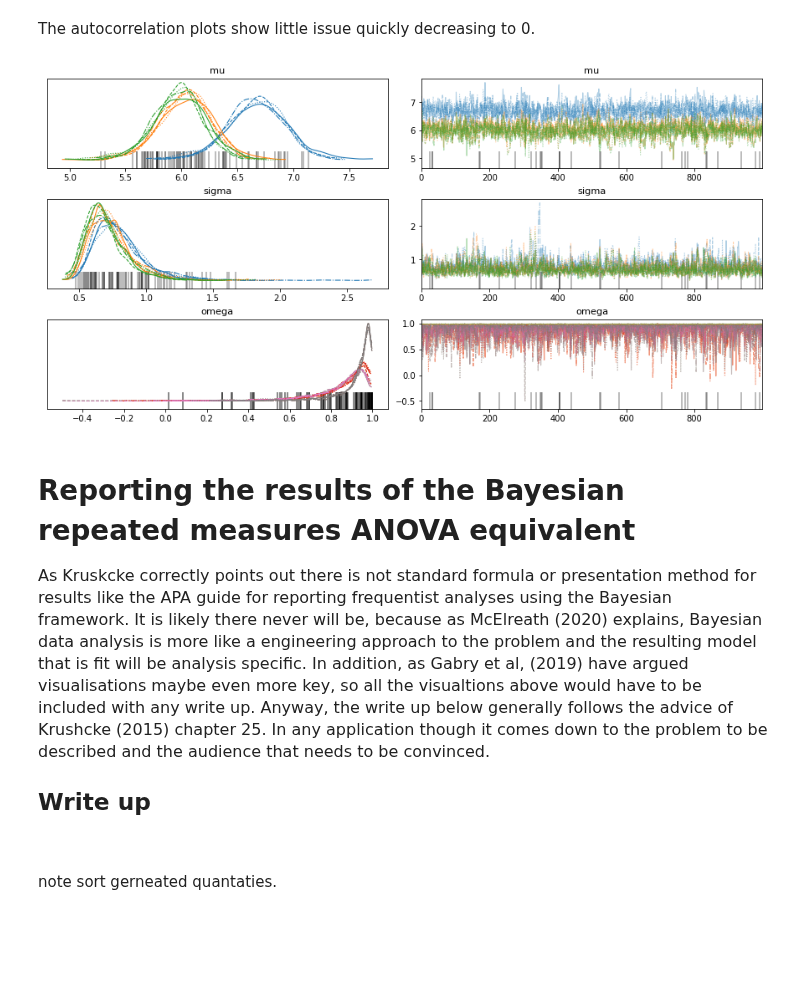
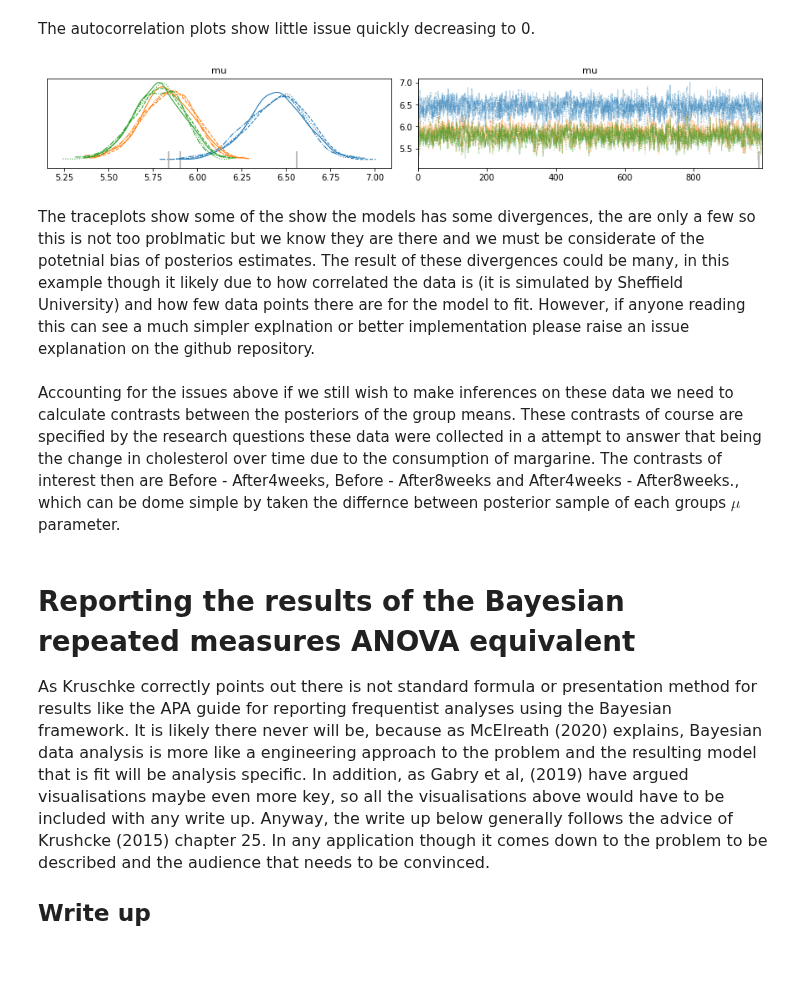
Before and after one commit to ebrlab/Statistical-methods-for-research-workers-bayes-for-psychologists-and-neuroscientists, a Jupyter notebook: wip/Within subject ANOVA.ipynb, the cells around one changed output. Drawn from its saved outputs; the diff is of its cells as text; code cells hidden in the pictures; blank space fills up the shorter version.

```diff
--- a/wip/Within subject ANOVA.ipynb
+++ b/wip/Within subject ANOVA.ipynb
@@ -178,7 +169,11 @@ for(i in 1:n){
 y = dfReduced.iloc[:, 1:4].values
 data = {'n': len(dfReduced),
         'k': y.shape[1],
-        'y': y
+        'y': y,
+        'lkj_val': 2,
+        'sigma_sigma': .2,
+        'mu_mu': 5.0,
+        'mu_sigma':.5
        }
 # %%
 sm = ps.build(repeatedMeasuresANOVA, data = data, random_seed = 1)
@@ -189,3 +185,3 @@ Warning in '/tmp/httpstan_e_cjqgo1/model_hrxxqyxk.stan', line 41, column 0: It i
 # %%
-#%%capture
-fit = sm.sample(num_chains= 4, num_samples = 1000, num_warmup = 500, stepsize = .8 )
+%%capture
+fit = sm.sample(num_chains= 4, num_samples = 1000, num_warmup = 1000, stepsize = 1)
@@ -224,6 +218,11 @@ az.plot_autocorr(fit, var_names=("mu", "sigma", "omega"));
 # %% [markdown]
 The autocorrelation plots show little issue quickly decreasing to 0.
 # %%
- az.plot_trace(data = fit, var_names= ("mu", "sigma", "omega"));
+# Plot the parameter of interest for this model, the means
+az.plot_trace(data = fit, var_names='mu');
 # %% [output]
-[figure, old version]
+[figure, new version]
+# %% [markdown]
+The traceplots show some of the show the models has some divergences, the are only a few so this is not too problmatic but we know they are there and we must be considerate of the potetnial bias of posterios estimates. The result of these divergences could be many, in this example though it likely due to how correlated the data is (it is simulated by Sheffield University) and how few data points there are for the model to fit. However, if anyone reading this can see a much simpler explnation or better implementation please raise an issue explanation on the github repository.
+# %% [markdown]
+Accounting for the issues above if we still wish to make inferences on these data we need to calculate contrasts between the posteriors of the group means. These contrasts of course are specified by the research questions these data were collected in a attempt to answer that being the change in cholesterol over time due to the consumption of margarine. The contrasts of interest then are Before - After4weeks, Before - After8weeks and After4weeks - After8weeks., which can be dome simple by taken the differnce between posterior sample of each groups $\mu$ parameter.
@@ -230,8 +239,6 @@ The autocorrelation plots show little issue quickly decreasing to 0.
 # %% [markdown]
 # Reporting the results of the Bayesian repeated measures ANOVA equivalent
 
-<font size = "3">As Kruskcke correctly points out there is not standard formula or presentation method for results like the APA guide for reporting frequentist analyses using the Bayesian framework. It is likely there never will be, because as McElreath (2020) explains, Bayesian data analysis is more like a engineering approach to the problem and the resulting model that is fit will be analysis specific. In addition, as Gabry et al, (2019) have argued visualisations maybe even more key, so all the visualtions above would have to be included with any write up. Anyway, the write up below generally follows the advice of Krushcke (2015) chapter 25. In any application though it comes down to the problem to be described and the audience that needs to be convinced. </p><br/>
+<font size = "3">As Kruschke correctly points out there is not standard formula or presentation method for results like the APA guide for reporting frequentist analyses using the Bayesian framework. It is likely there never will be, because as McElreath (2020) explains, Bayesian data analysis is more like a engineering approach to the problem and the resulting model that is fit will be analysis specific. In addition, as Gabry et al, (2019) have argued visualisations maybe even more key, so all the visualisations above would have to be included with any write up. Anyway, the write up below generally follows the advice of Krushcke (2015) chapter 25. In any application though it comes down to the problem to be described and the audience that needs to be convinced. </p><br/>
 
 <h2>Write up</h2><br/>
-# %% [markdown]
-note sort gerneated quantaties.
```
Also changed, not shown: parts of 29 cells of this notebook, 2 other files.
